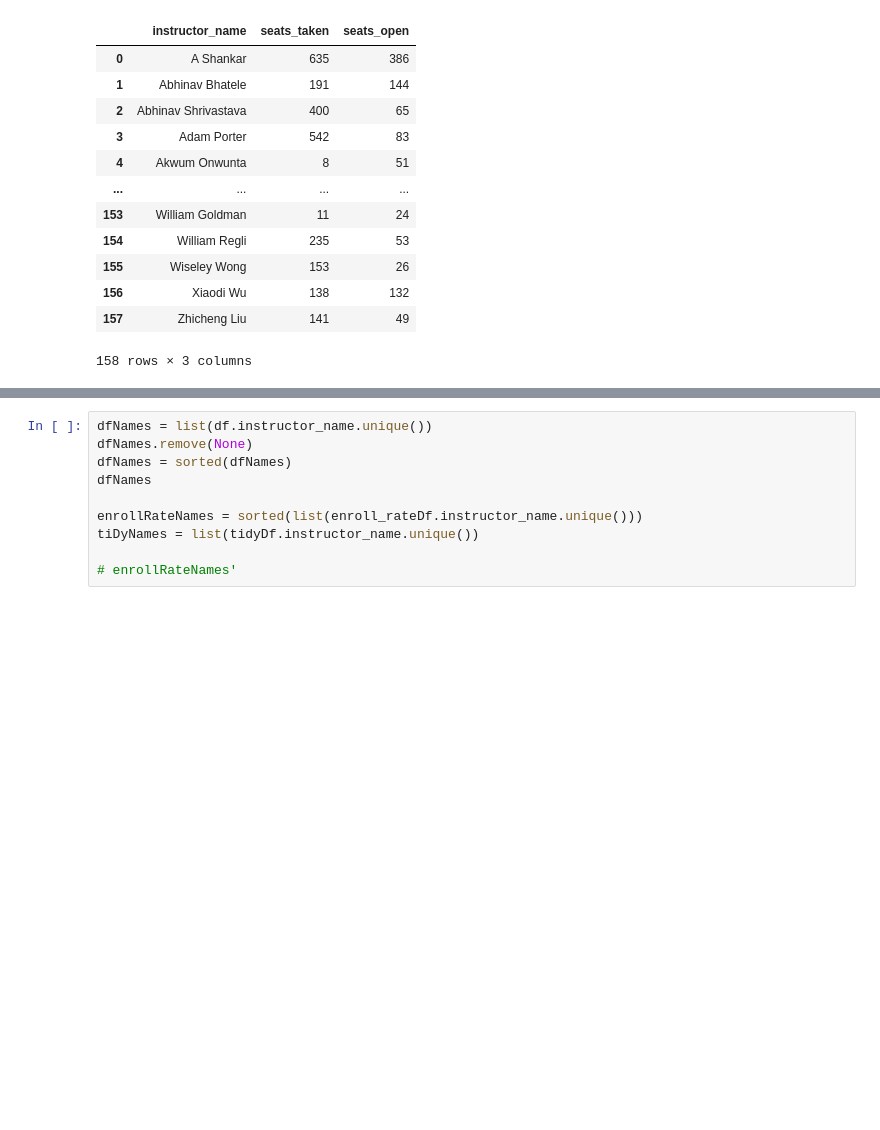
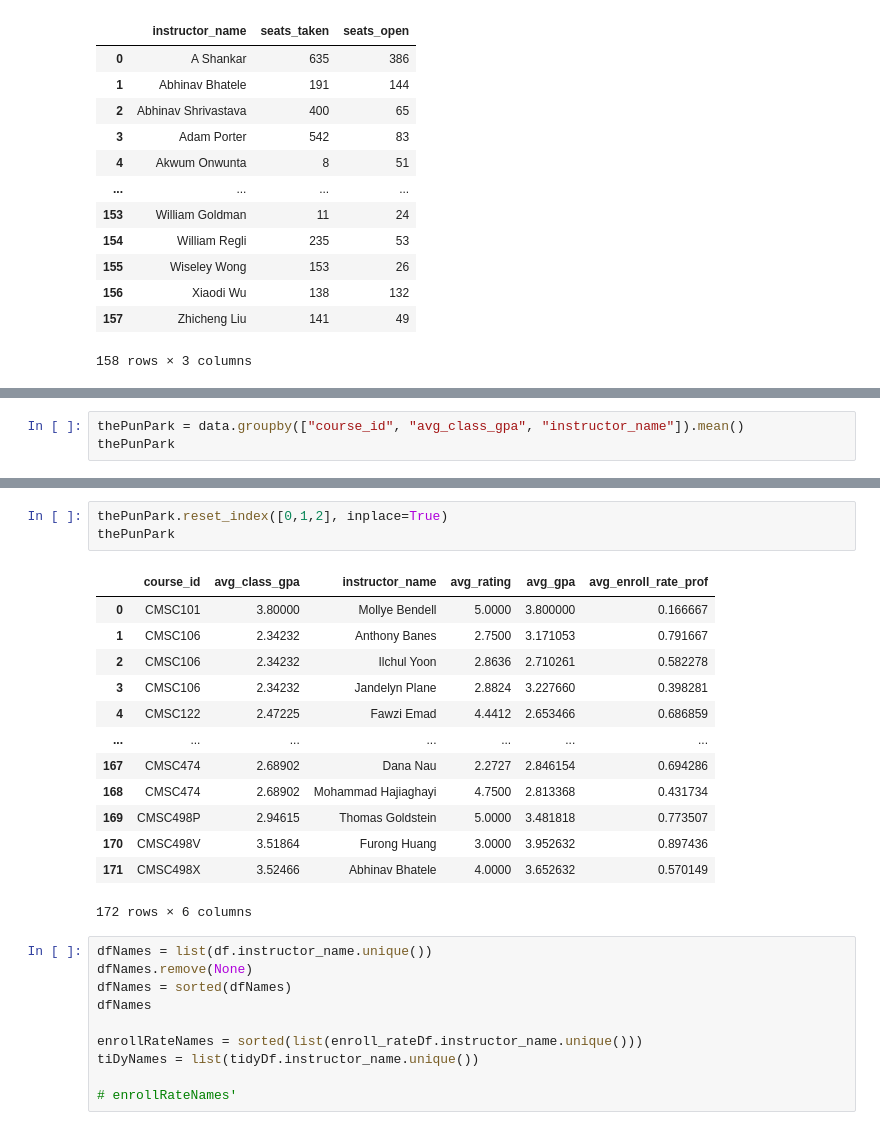
Before and after one commit to WesJD/cmsc320-final, a Jupyter notebook: project.ipynb, the cells around one changed output, grey strips where cells are left out. Saved outputs shown, nothing was run; the diff lists cells and outputs as text; blank space fills up the shorter version.

```diff
--- a/project.ipynb
+++ b/project.ipynb
@@ -561,0 +611,3 @@ tidyDf.merge(enroll_rateDf, left_on="instructor_last_name", right_on="instructor
+# %%
+thePunPark = data.groupby(["course_id", "avg_class_gpa", "instructor_name"]).mean()
+thePunPark
@@ -562,3 +629,20 @@ tidyDf.merge(enroll_rateDf, left_on="instructor_last_name", right_on="instructor
+# %%
+thePunPark.reset_index([0,1,2], inplace=True)
+thePunPark
+# %% [output]
+|  | course_id | avg_class_gpa | instructor_name | avg_rating | avg_gpa | avg_enroll_rate_prof |
+| 0 | CMSC101 | 3.80000 | Mollye Bendell | 5.0000 | 3.800000 | 0.166667 |
+| 1 | CMSC106 | 2.34232 | Anthony Banes | 2.7500 | 3.171053 | 0.791667 |
+| 2 | CMSC106 | 2.34232 | Ilchul Yoon | 2.8636 | 2.710261 | 0.582278 |
+| 3 | CMSC106 | 2.34232 | Jandelyn Plane | 2.8824 | 3.227660 | 0.398281 |
+| 4 | CMSC122 | 2.47225 | Fawzi Emad | 4.4412 | 2.653466 | 0.686859 |
+| ... | ... | ... | ... | ... | ... | ... |
+| 167 | CMSC474 | 2.68902 | Dana Nau | 2.2727 | 2.846154 | 0.694286 |
+| 168 | CMSC474 | 2.68902 | Mohammad Hajiaghayi | 4.7500 | 2.813368 | 0.431734 |
+| 169 | CMSC498P | 2.94615 | Thomas Goldstein | 5.0000 | 3.481818 | 0.773507 |
+| 170 | CMSC498V | 3.51864 | Furong Huang | 3.0000 | 3.952632 | 0.897436 |
+| 171 | CMSC498X | 3.52466 | Abhinav Bhatele | 4.0000 | 3.652632 | 0.570149 |
+172 rows × 6 columns
 # %%
 dfNames = list(df.instructor_name.unique())
 dfNames.remove(None)
```
Also changed, not shown: parts of 9 cells of this notebook.
